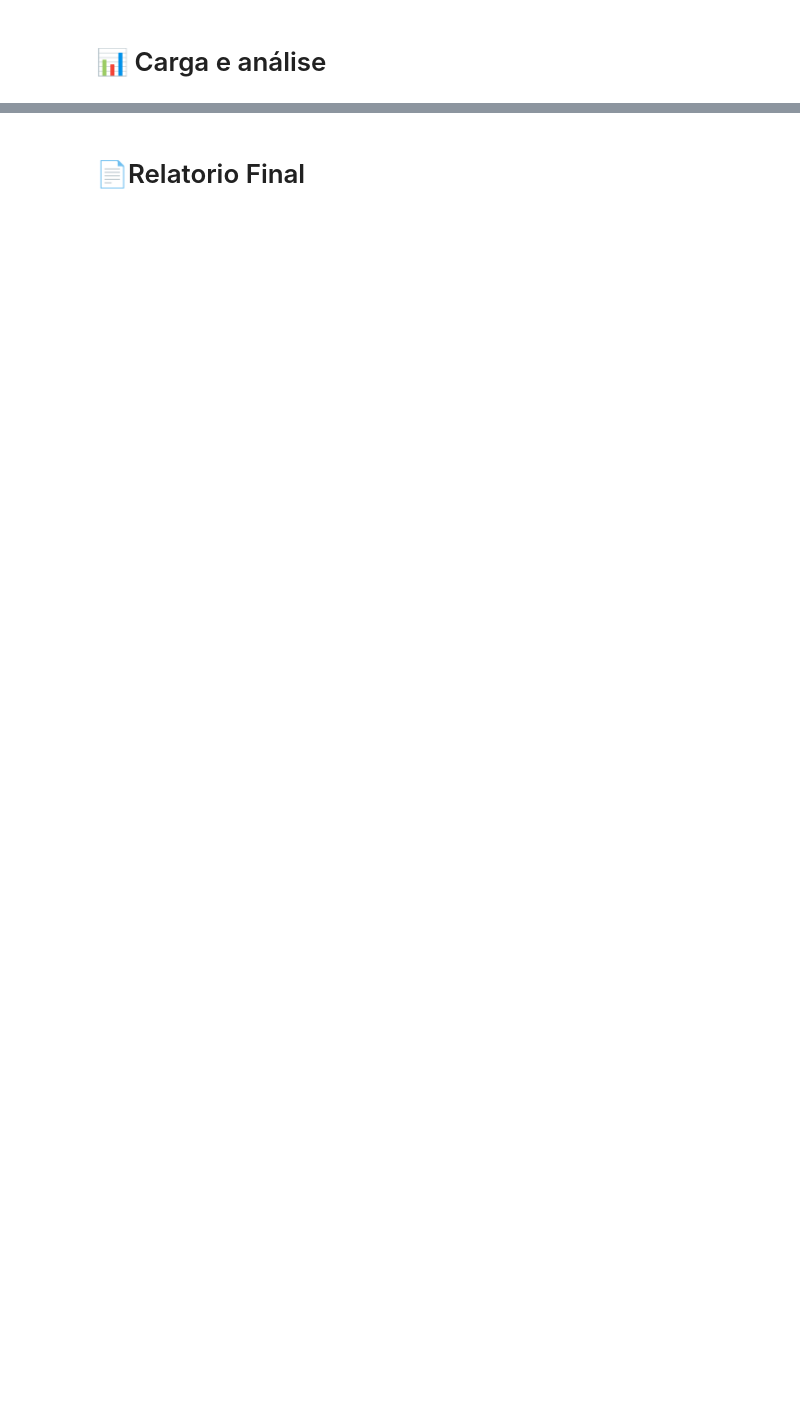
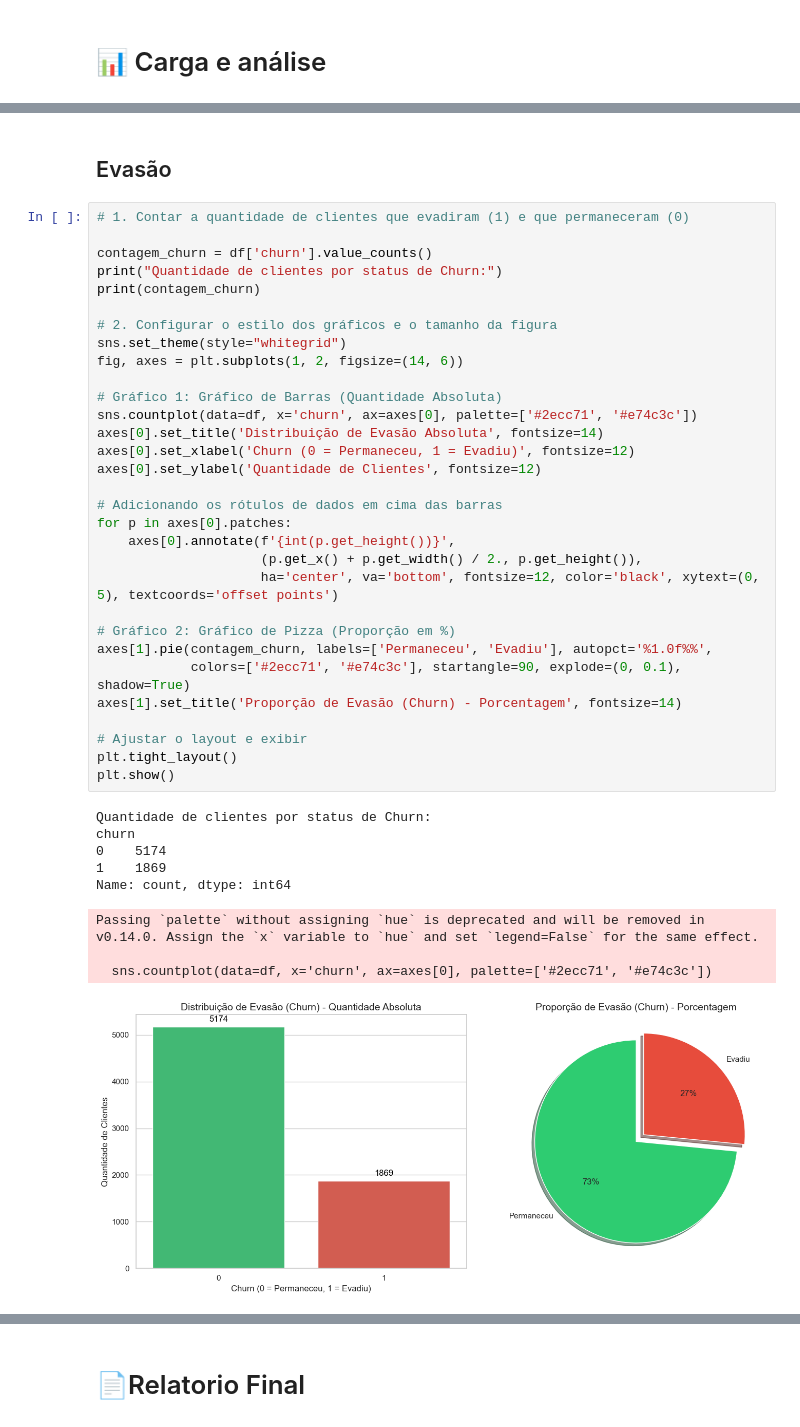
Before and after one commit to otaviorooliver/TelecomX1, a Jupyter notebook: TelecomX_BR.ipynb, the cells around one changed output, grey strips where cells are left out. Cells and saved outputs as stored; diff of their text form; blank space fills up the shorter version.

```diff
--- a/TelecomX_BR.ipynb
+++ b/TelecomX_BR.ipynb
@@ -261,0 +318,43 @@ df.describe()
+# %% [markdown]
+## Evasão
+# %%
+# 1. Contar a quantidade de clientes que evadiram (1) e que permaneceram (0)
+
+contagem_churn = df['churn'].value_counts()
+print("Quantidade de clientes por status de Churn:")
+print(contagem_churn)
+
+# 2. Configurar o estilo dos gráficos e o tamanho da figura
+sns.set_theme(style="whitegrid")
+fig, axes = plt.subplots(1, 2, figsize=(14, 6))
+
+# Gráfico 1: Gráfico de Barras (Quantidade Absoluta)
+sns.countplot(data=df, x='churn', ax=axes[0], palette=['#2ecc71', '#e74c3c'])
+axes[0].set_title('Distribuição de Evasão Absoluta', fontsize=14)
+axes[0].set_xlabel('Churn (0 = Permaneceu, 1 = Evadiu)', fontsize=12)
+axes[0].set_ylabel('Quantidade de Clientes', fontsize=12)
+
+# Adicionando os rótulos de dados em cima das barras
+for p in axes[0].patches:
+    axes[0].annotate(f'{int(p.get_height())}',
+                     (p.get_x() + p.get_width() / 2., p.get_height()),
+                     ha='center', va='bottom', fontsize=12, color='black', xytext=(0, 5), textcoords='offset points')
+
+# Gráfico 2: Gráfico de Pizza (Proporção em %)
+axes[1].pie(contagem_churn, labels=['Permaneceu', 'Evadiu'], autopct='%1.0f%%',
+            colors=['#2ecc71', '#e74c3c'], startangle=90, explode=(0, 0.1), shadow=True)
+axes[1].set_title('Proporção de Evasão (Churn) - Porcentagem', fontsize=14)
+
+# Ajustar o layout e exibir
+plt.tight_layout()
+plt.show()
+# %% [output]
+Quantidade de clientes por status de Churn:
+churn
+0    5174
+1    1869
+Name: count, dtype: int64
+Passing `palette` without assigning `hue` is deprecated and will be removed in v0.14.0. Assign the `x` variable to `hue` and set `legend=False` for the same effect.
+
+  sns.countplot(data=df, x='churn', ax=axes[0], palette=['#2ecc71', '#e74c3c'])
+[figure, added]
```
Also changed, not shown: parts of 19 cells of this notebook.
